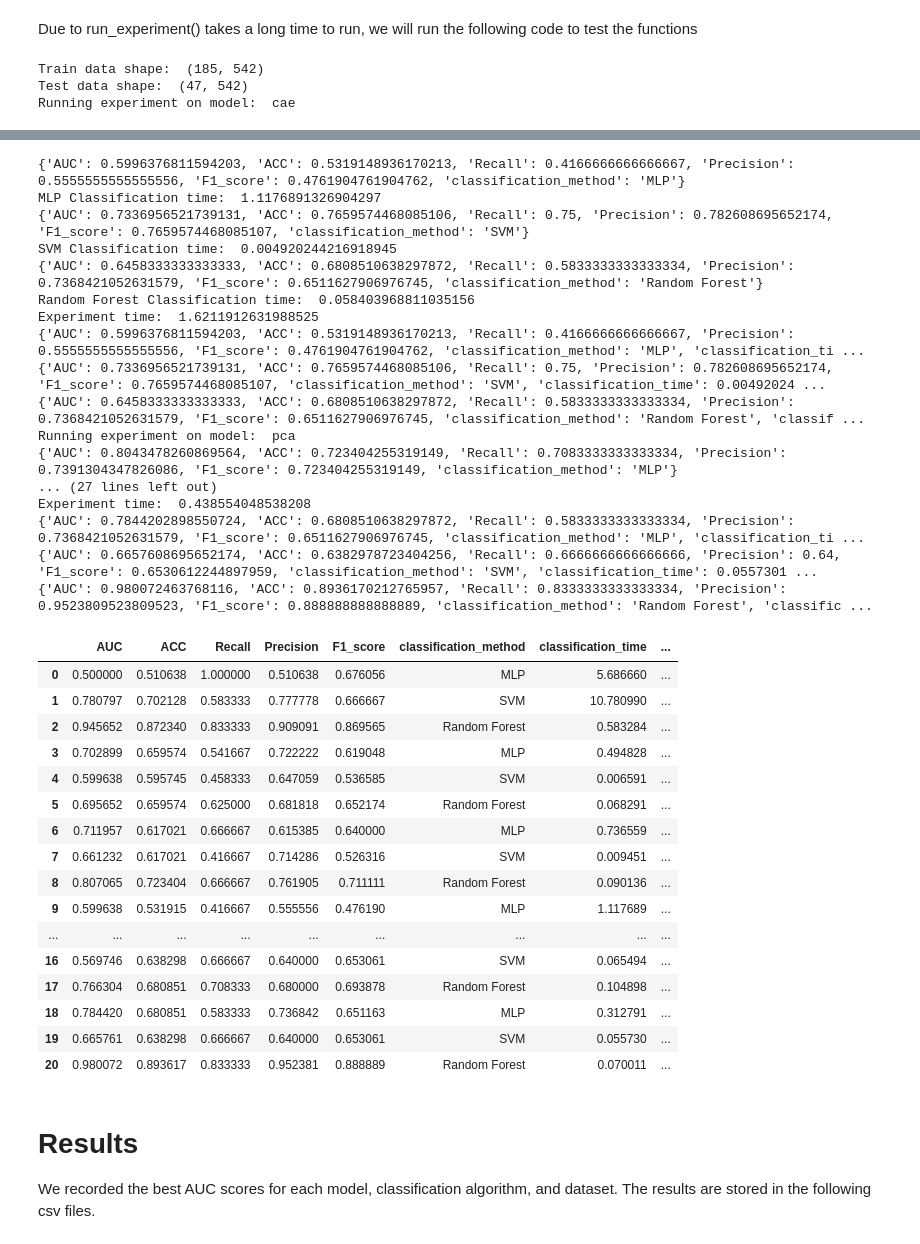
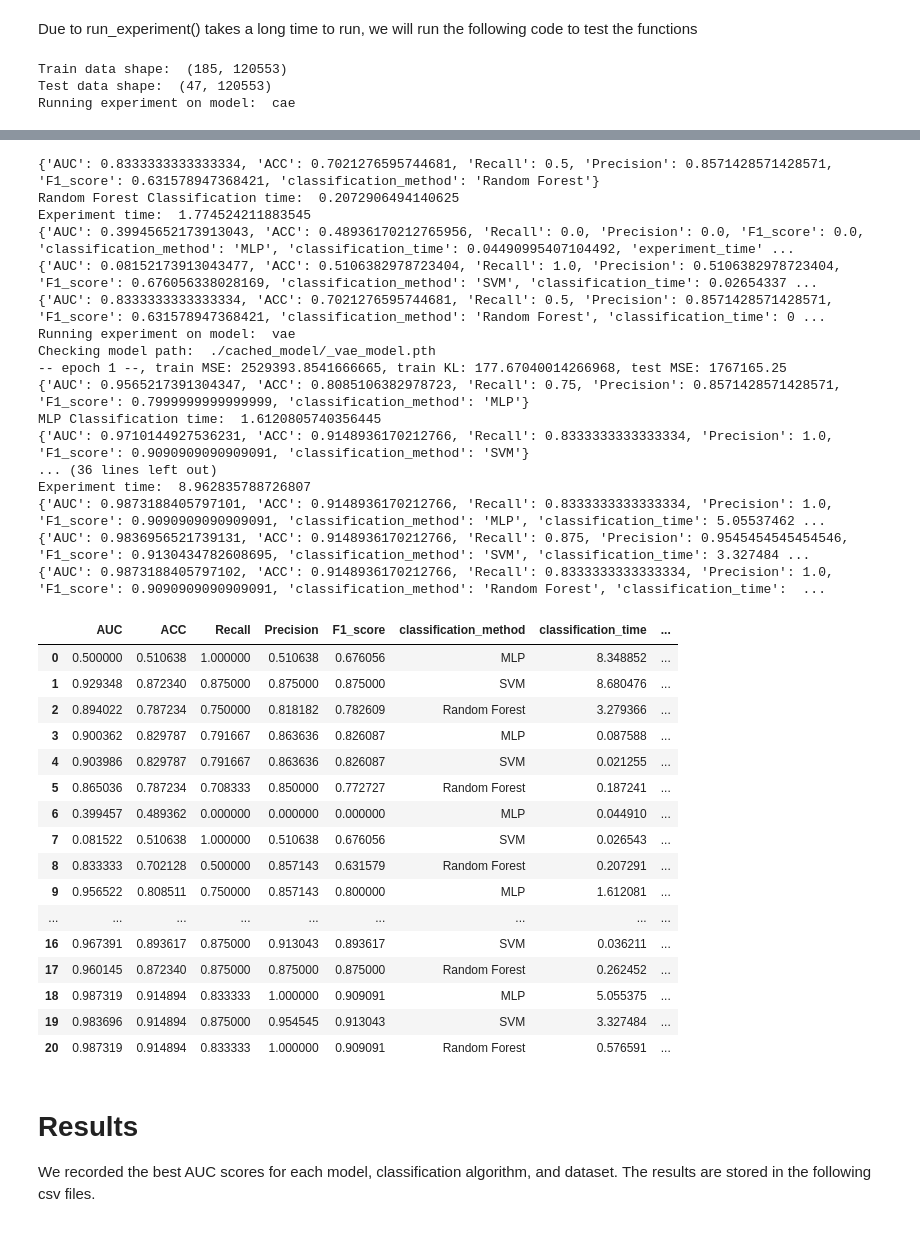
Before and after one commit to ZKingQ/CS598-DLH-SP24, a Jupyter notebook: DLH_Team_71_PyTorch.ipynb, the cells around one changed output, grey strips where cells are left out. Saved outputs shown, nothing was run; the diff lists cells and outputs as text; code cells hidden in the pictures.

```diff
--- a/DLH_Team_71_PyTorch.ipynb
+++ b/DLH_Team_71_PyTorch.ipynb
@@ -908,13 +908,13 @@ def run_experiment():
 # %% [markdown]
 Due to run_experiment() takes a long time to run, we will run the following code to test the functions
 # %%
-data_dir = './data/abundance/'
-data_string = 'abundance_Cirrhosis.txt'
+data_dir = './data/marker/'
+data_string = 'marker_Cirrhosis.txt'
 max_epoch_num = 1
 enable_grid_search = False
 run_experiment_on_data(data_dir, data_string)
 # %% [output]
-Train data shape:  (185, 542)
-Test data shape:  (47, 542)
+Train data shape:  (185, 120553)
+Test data shape:  (47, 120553)
 Running experiment on model:  cae
 Checking model path:  ./cached_model/_cae_model.pth
@@ -937,37 +937,37 @@ Checking model path:  ./cached_model/_vae_model.pth
-{'AUC': 0.5996376811594203, 'ACC': 0.5319148936170213, 'Recall': 0.4166666666666667, 'Precision': 0.5555555555555556, 'F1_score': 0.4761904761904762, 'classification_method': 'MLP'}
-MLP Classification time:  1.1176891326904297
-{'AUC': 0.7336956521739131, 'ACC': 0.7659574468085106, 'Recall': 0.75, 'Precision': 0.782608695652174, 'F1_score': 0.7659574468085107, 'classification_method': 'SVM'}
-SVM Classification time:  0.004920244216918945
-{'AUC': 0.6458333333333333, 'ACC': 0.6808510638297872, 'Recall': 0.5833333333333334, 'Precision': 0.7368421052631579, 'F1_score': 0.6511627906976745, 'classification_method': 'Random Forest'}
-Random Forest Classification time:  0.058403968811035156
-Experiment time:  1.6211912631988525
-{'AUC': 0.5996376811594203, 'ACC': 0.5319148936170213, 'Recall': 0.4166666666666667, 'Precision': 0.5555555555555556, 'F1_score': 0.4761904761904762, 'classification_method': 'MLP', 'classification_ti ...
-{'AUC': 0.7336956521739131, 'ACC': 0.7659574468085106, 'Recall': 0.75, 'Precision': 0.782608695652174, 'F1_score': 0.7659574468085107, 'classification_method': 'SVM', 'classification_time': 0.00492024 ...
-{'AUC': 0.6458333333333333, 'ACC': 0.6808510638297872, 'Recall': 0.5833333333333334, 'Precision': 0.7368421052631579, 'F1_score': 0.6511627906976745, 'classification_method': 'Random Forest', 'classif ...
-Running experiment on model:  pca
-{'AUC': 0.8043478260869564, 'ACC': 0.723404255319149, 'Recall': 0.7083333333333334, 'Precision': 0.7391304347826086, 'F1_score': 0.723404255319149, 'classification_method': 'MLP'}
-... (27 lines left out)
-Experiment time:  0.438554048538208
-{'AUC': 0.7844202898550724, 'ACC': 0.6808510638297872, 'Recall': 0.5833333333333334, 'Precision': 0.7368421052631579, 'F1_score': 0.6511627906976745, 'classification_method': 'MLP', 'classification_ti ...
-{'AUC': 0.6657608695652174, 'ACC': 0.6382978723404256, 'Recall': 0.6666666666666666, 'Precision': 0.64, 'F1_score': 0.6530612244897959, 'classification_method': 'SVM', 'classification_time': 0.0557301 ...
-{'AUC': 0.980072463768116, 'ACC': 0.8936170212765957, 'Recall': 0.8333333333333334, 'Precision': 0.9523809523809523, 'F1_score': 0.888888888888889, 'classification_method': 'Random Forest', 'classific ...
+{'AUC': 0.8333333333333334, 'ACC': 0.7021276595744681, 'Recall': 0.5, 'Precision': 0.8571428571428571, 'F1_score': 0.631578947368421, 'classification_method': 'Random Forest'}
+Random Forest Classification time:  0.2072906494140625
+Experiment time:  1.774524211883545
+{'AUC': 0.39945652173913043, 'ACC': 0.48936170212765956, 'Recall': 0.0, 'Precision': 0.0, 'F1_score': 0.0, 'classification_method': 'MLP', 'classification_time': 0.04490995407104492, 'experiment_time' ...
+{'AUC': 0.08152173913043477, 'ACC': 0.5106382978723404, 'Recall': 1.0, 'Precision': 0.5106382978723404, 'F1_score': 0.676056338028169, 'classification_method': 'SVM', 'classification_time': 0.02654337 ...
+{'AUC': 0.8333333333333334, 'ACC': 0.7021276595744681, 'Recall': 0.5, 'Precision': 0.8571428571428571, 'F1_score': 0.631578947368421, 'classification_method': 'Random Forest', 'classification_time': 0 ...
+Running experiment on model:  vae
+Checking model path:  ./cached_model/_vae_model.pth
+-- epoch 1 --, train MSE: 2529393.8541666665, train KL: 177.67040014266968, test MSE: 1767165.25
+{'AUC': 0.9565217391304347, 'ACC': 0.8085106382978723, 'Recall': 0.75, 'Precision': 0.8571428571428571, 'F1_score': 0.7999999999999999, 'classification_method': 'MLP'}
+MLP Classification time:  1.6120805740356445
+{'AUC': 0.9710144927536231, 'ACC': 0.9148936170212766, 'Recall': 0.8333333333333334, 'Precision': 1.0, 'F1_score': 0.9090909090909091, 'classification_method': 'SVM'}
+... (36 lines left out)
+Experiment time:  8.962835788726807
+{'AUC': 0.9873188405797101, 'ACC': 0.9148936170212766, 'Recall': 0.8333333333333334, 'Precision': 1.0, 'F1_score': 0.9090909090909091, 'classification_method': 'MLP', 'classification_time': 5.05537462 ...
+{'AUC': 0.9836956521739131, 'ACC': 0.9148936170212766, 'Recall': 0.875, 'Precision': 0.9545454545454546, 'F1_score': 0.9130434782608695, 'classification_method': 'SVM', 'classification_time': 3.327484 ...
+{'AUC': 0.9873188405797102, 'ACC': 0.9148936170212766, 'Recall': 0.8333333333333334, 'Precision': 1.0, 'F1_score': 0.9090909090909091, 'classification_method': 'Random Forest', 'classification_time':  ...
 |  | AUC | ACC | Recall | Precision | F1_score | classification_method | classification_time | ... |
-| 0 | 0.500000 | 0.510638 | 1.000000 | 0.510638 | 0.676056 | MLP | 5.686660 | ... |
-| 1 | 0.780797 | 0.702128 | 0.583333 | 0.777778 | 0.666667 | SVM | 10.780990 | ... |
-| 2 | 0.945652 | 0.872340 | 0.833333 | 0.909091 | 0.869565 | Random Forest | 0.583284 | ... |
-| 3 | 0.702899 | 0.659574 | 0.541667 | 0.722222 | 0.619048 | MLP | 0.494828 | ... |
-| 4 | 0.599638 | 0.595745 | 0.458333 | 0.647059 | 0.536585 | SVM | 0.006591 | ... |
-| 5 | 0.695652 | 0.659574 | 0.625000 | 0.681818 | 0.652174 | Random Forest | 0.068291 | ... |
-| 6 | 0.711957 | 0.617021 | 0.666667 | 0.615385 | 0.640000 | MLP | 0.736559 | ... |
-| 7 | 0.661232 | 0.617021 | 0.416667 | 0.714286 | 0.526316 | SVM | 0.009451 | ... |
-| 8 | 0.807065 | 0.723404 | 0.666667 | 0.761905 | 0.711111 | Random Forest | 0.090136 | ... |
-| 9 | 0.599638 | 0.531915 | 0.416667 | 0.555556 | 0.476190 | MLP | 1.117689 | ... |
+| 0 | 0.500000 | 0.510638 | 1.000000 | 0.510638 | 0.676056 | MLP | 8.348852 | ... |
+| 1 | 0.929348 | 0.872340 | 0.875000 | 0.875000 | 0.875000 | SVM | 8.680476 | ... |
+| 2 | 0.894022 | 0.787234 | 0.750000 | 0.818182 | 0.782609 | Random Forest | 3.279366 | ... |
+| 3 | 0.900362 | 0.829787 | 0.791667 | 0.863636 | 0.826087 | MLP | 0.087588 | ... |
+| 4 | 0.903986 | 0.829787 | 0.791667 | 0.863636 | 0.826087 | SVM | 0.021255 | ... |
+| 5 | 0.865036 | 0.787234 | 0.708333 | 0.850000 | 0.772727 | Random Forest | 0.187241 | ... |
+| 6 | 0.399457 | 0.489362 | 0.000000 | 0.000000 | 0.000000 | MLP | 0.044910 | ... |
+| 7 | 0.081522 | 0.510638 | 1.000000 | 0.510638 | 0.676056 | SVM | 0.026543 | ... |
+| 8 | 0.833333 | 0.702128 | 0.500000 | 0.857143 | 0.631579 | Random Forest | 0.207291 | ... |
+| 9 | 0.956522 | 0.808511 | 0.750000 | 0.857143 | 0.800000 | MLP | 1.612081 | ... |
 | ... | ... | ... | ... | ... | ... | ... | ... | ... |
-| 16 | 0.569746 | 0.638298 | 0.666667 | 0.640000 | 0.653061 | SVM | 0.065494 | ... |
-| 17 | 0.766304 | 0.680851 | 0.708333 | 0.680000 | 0.693878 | Random Forest | 0.104898 | ... |
-| 18 | 0.784420 | 0.680851 | 0.583333 | 0.736842 | 0.651163 | MLP | 0.312791 | ... |
-| 19 | 0.665761 | 0.638298 | 0.666667 | 0.640000 | 0.653061 | SVM | 0.055730 | ... |
-| 20 | 0.980072 | 0.893617 | 0.833333 | 0.952381 | 0.888889 | Random Forest | 0.070011 | ... |
+| 16 | 0.967391 | 0.893617 | 0.875000 | 0.913043 | 0.893617 | SVM | 0.036211 | ... |
+| 17 | 0.960145 | 0.872340 | 0.875000 | 0.875000 | 0.875000 | Random Forest | 0.262452 | ... |
+| 18 | 0.987319 | 0.914894 | 0.833333 | 1.000000 | 0.909091 | MLP | 5.055375 | ... |
+| 19 | 0.983696 | 0.914894 | 0.875000 | 0.954545 | 0.913043 | SVM | 3.327484 | ... |
+| 20 | 0.987319 | 0.914894 | 0.833333 | 1.000000 | 0.909091 | Random Forest | 0.576591 | ... |
 # %% [markdown]
 # Results
 We recorded the best AUC scores for each model, classification algorithm, and dataset. The results are stored in the following csv files.
```
Also changed, not shown: parts of 13 cells of this notebook.
